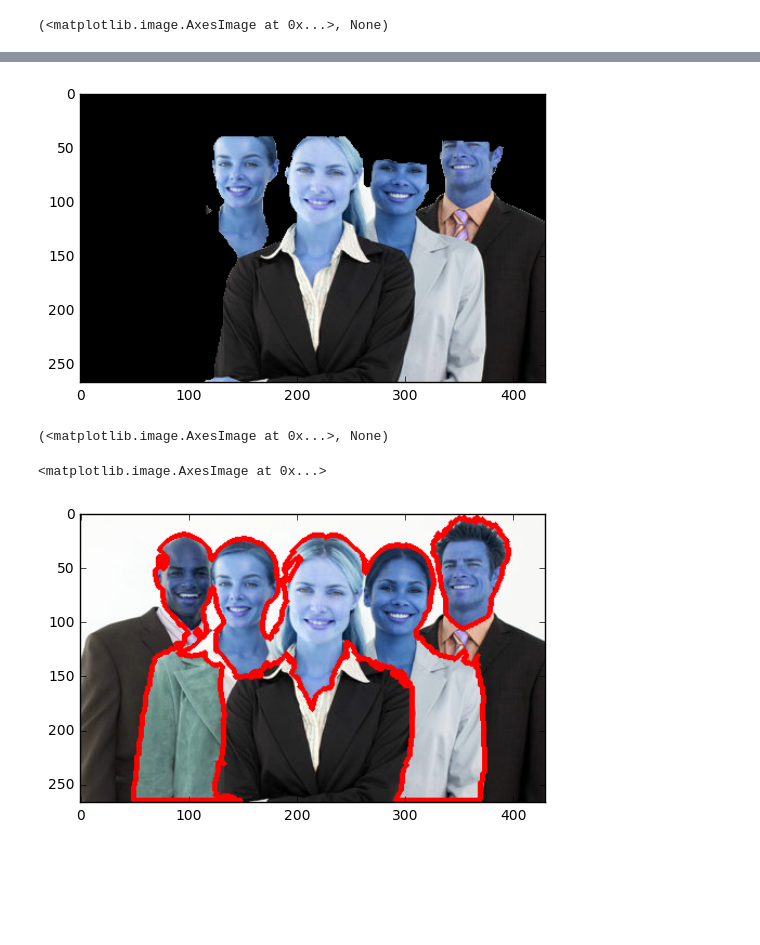
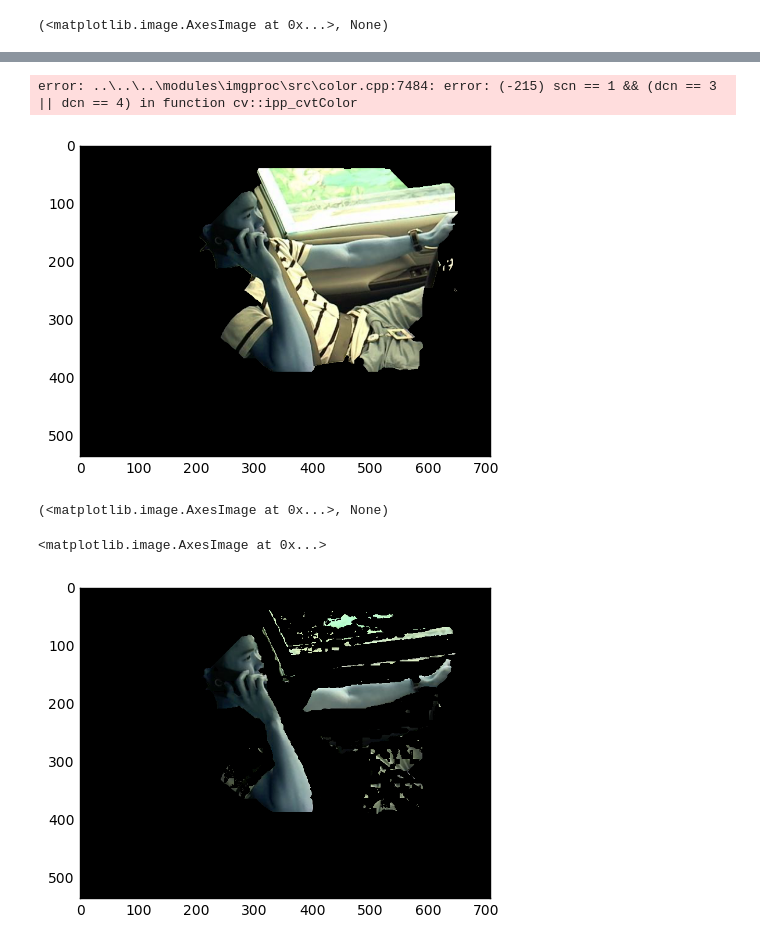
Before and after one commit to vamsi2294/SPARK-DIstracted-Driver-Detection-, a Jupyter notebook: procs.ipynb, the cells around one changed output, grey strips where cells are left out. Drawn from its saved outputs; the diff is of its cells as text; code cells hidden in the pictures; blank space fills up the shorter version.

```diff
--- a/procss.ipynb
+++ b/procs.ipynb
@@ -52,45 +46,41 @@ plt.imshow(img3)
+# %%
+imageYCrCb = cv2.cvtColor(img3,cv2.COLOR_GRAY2RGB)
+
+plt.imshow(img3)
+# %% [output]
+error: ..\..\..\modules\imgproc\src\color.cpp:7484: error: (-215) scn == 1 && (dcn == 3 || dcn == 4) in function cv::ipp_cvtColor
 # %%
-img=cv2.imread("C:/Users/vamsi/Desktop/Resumes/imggg3.jpg")
+img=cv2.imread("C:/Users/vamsi/Desktop/Resumes/imggg4.png")
 k=img
 mask = np.zeros(img.shape[:2],np.uint8)
 
 bgdModel = np.zeros((1,65),np.float64)
 fgdModel = np.zeros((1,65),np.float64)
 
 rect = (100,40,550,350)
-cv2.grabCut(img,mask,rect,bgdModel,fgdModel,8,cv2.GC_INIT_WITH_RECT)
+cv2.grabCut(img,mask,rect,bgdModel,fgdModel,1,cv2.GC_INIT_WITH_RECT)
 
 mask2 = np.where((mask==2)|(mask==0),0,1).astype('uint8')
 img = img*mask2[:,:,np.newaxis]
 
 plt.imshow(img),plt.show()
 # %% [output]
-[figure, old version]
+[figure, new version]
 (<matplotlib.image.AxesImage at 0x...>, None)
 # %%
-img=cv2.imread("C:/Users/vamsi/Desktop/Resumes/imggg3.jpg")
+# img=cv2.imread("C:/Users/vamsi/Desktop/Resumes/imggg4.png")
 k=img
 
 # Constants for finding range of skin color in YCrCb
-min_YCrCb = np.array([0,93,77],np.uint8)
+min_YCrCb = np.array([0,103,77],np.uint8)
 max_YCrCb = np.array([235,183,127],np.uint8)
 img=k
 imageYCrCb = cv2.cvtColor(img,cv2.COLOR_BGR2YCR_CB)
 
 # Find region with skin tone in YCrCb image
 skinRegion = cv2.inRange(imageYCrCb,min_YCrCb,max_YCrCb)
-
-    # Do contour detection on skin region
-_,contours, hierarchy = cv2.findContours(skinRegion, cv2.RETR_EXTERNAL, cv2.CHAIN_APPROX_SIMPLE)
-
-    # Draw the contour on the source image
-for i, c in enumerate(contours):
-    area = cv2.contourArea(c)
-    if area > 1000:
-        cv2.drawContours(img, contours, i, (255, 0, 0), 3)
-
-    # Display the source image
+img = cv2.bitwise_and(img,img,mask=skinRegion)
 plt.imshow(img)
 # %% [output]
 <matplotlib.image.AxesImage at 0x...>
-[figure, old version]
+[figure, new version]
```
Also changed, not shown: parts of 3 cells of this notebook.
